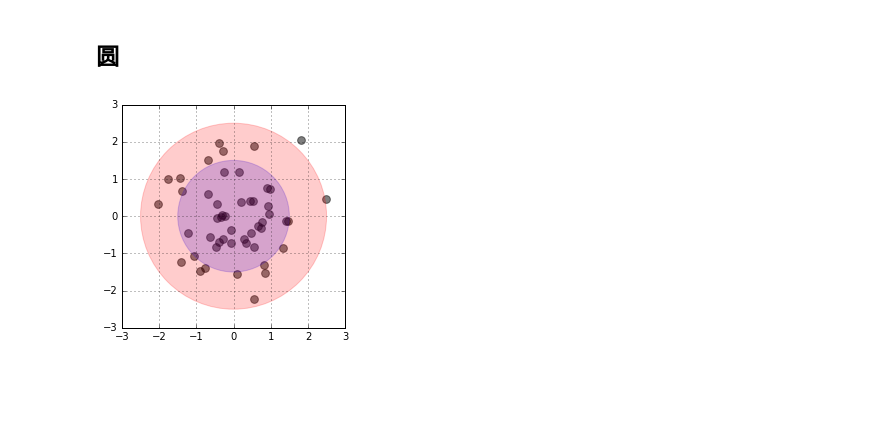
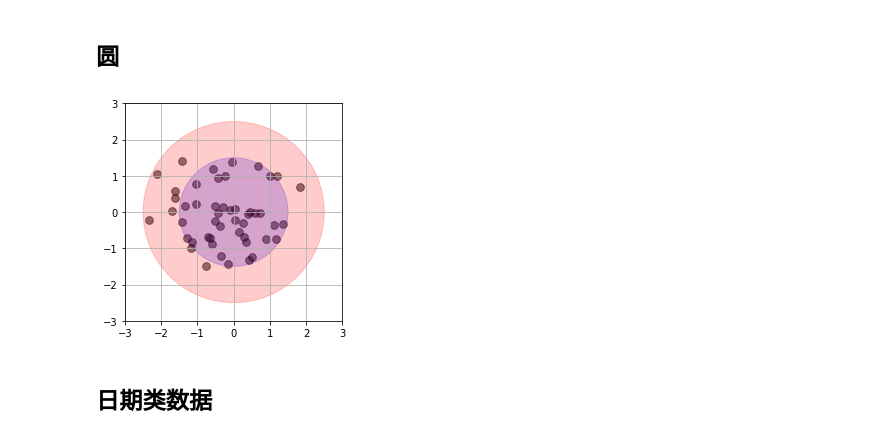
Before and after one commit to youess/tinyML, a Jupyter notebook: pyplot/pyplot_tutorial.ipynb, the cells around one changed output. Cells and saved outputs as stored; diff of their text form; code cells hidden in the pictures; blank space fills up the shorter version.

Commit message:
补充matplotlib figure demo

```diff
--- a/pyplot/pyplot_tutorial.ipynb
+++ b/pyplot/pyplot_tutorial.ipynb
@@ -4,0 +1,22 @@ import matplotlib.pyplot as plt
+# %%
+import numpy as np
+import pandas as pd
+import matplotlib as mpl
+import matplotlib.pyplot as plt
+import matplotlib.image as mpimg
+import warnings
+from matplotlib.ticker import FuncFormatter
+
+warnings.simplefilter('ignore', UserWarning)
+
+plt.rcParams.update(plt.rcParamsDefault)
+%matplotlib inline
+# inline
+# plt.style.use('fivethirtyeight')
+
+dpi = 150
+mpl.rcParams['figure.dpi'] = dpi  # inline display, 150 - 300
+mpl.rc("savefig", dpi=dpi)
+mpl.rcParams['figure.figsize'] = (4,3)   # default, 指定图片大小，否则设置dpi之后图片可能较大
+
+print(mpl.__version__)
@@ -119,18 +379,24 @@ plt.show()
 # %% [markdown]
 ## 圆
 # %%
+data = np.random.normal(0, 1, size=100).reshape(50, 2)
+x = data[:, 0]
+y = data[:, 1]
+
 ax = get_new_ax()
 
 ax.scatter(x, y, s=60, c='k', alpha=0.5, marker='o')
 
 ax.set_xlim(-3, 3)
 ax.set_ylim(-3, 3)
 ax.set_aspect('equal', 'box')
 c = plt.Circle(xy=(0, 0), radius=1.5, color='b', alpha=0.2)
 ax.add_artist(c)
 c = plt.Circle(xy=(0, 0), radius=2.5, color='r', alpha=0.2)
 ax.add_artist(c)
 
 plt.show()
 # %% [output]
-[figure, old version]
+[figure, new version]
+# %% [markdown]
+## 日期类数据
```
Also changed, not shown: parts of 46 cells of this notebook, 23 other files.
